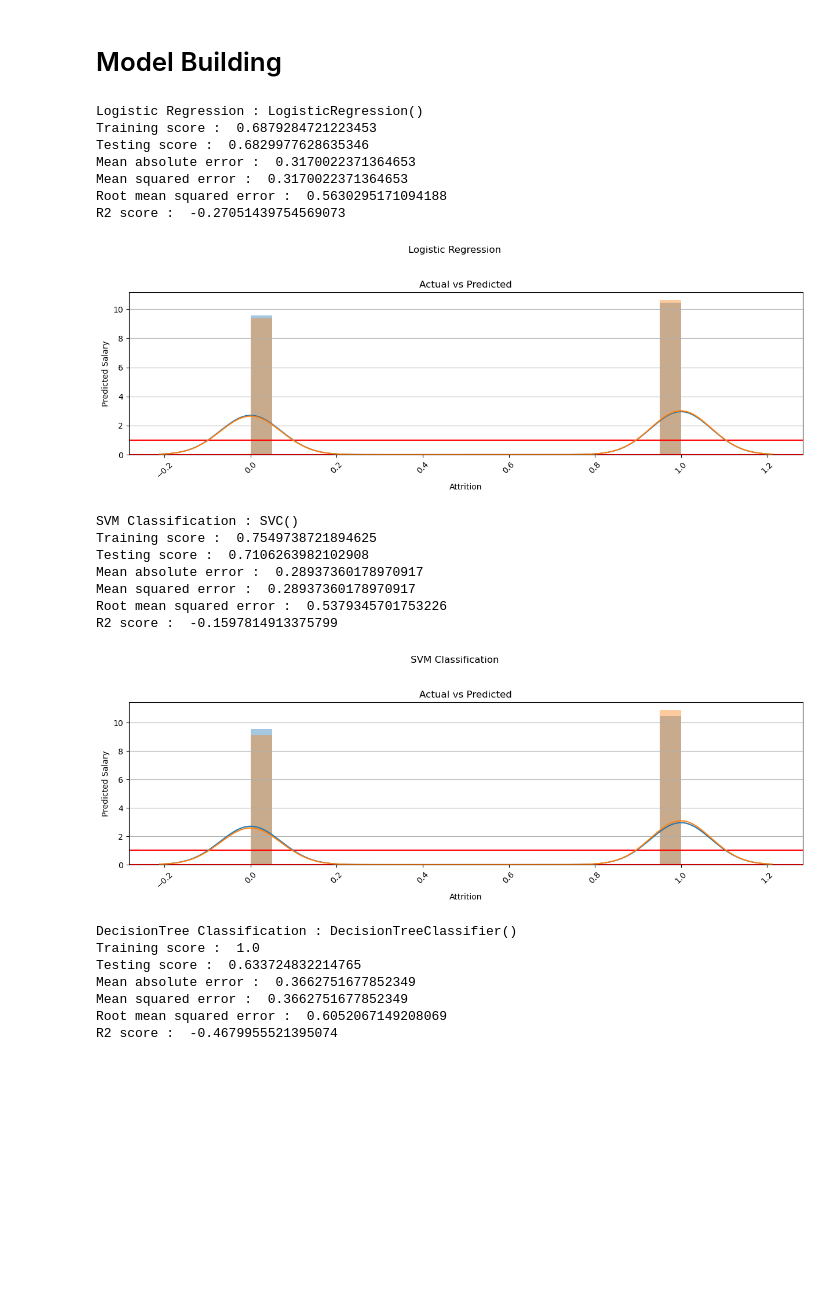
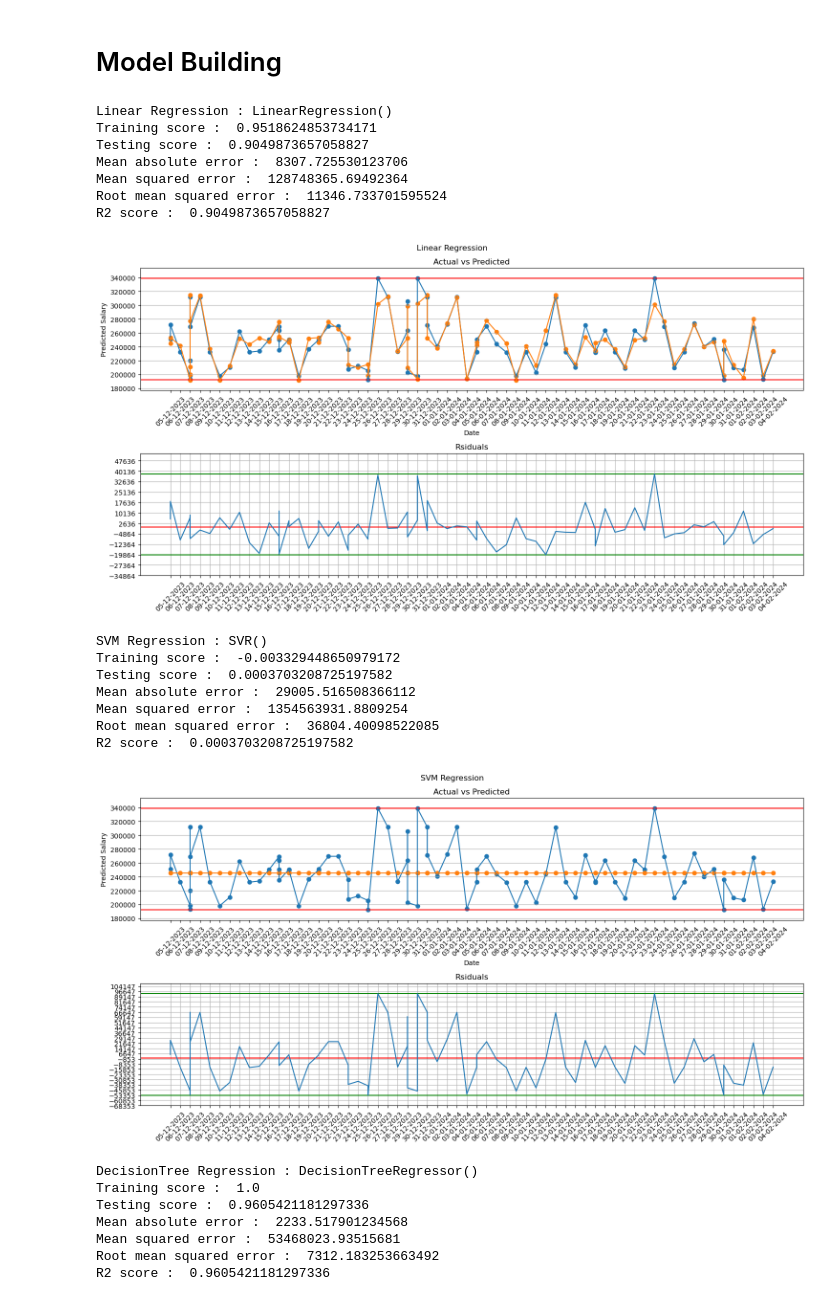
Before and after one commit to BDheerajChandan/CollegeProjects, a Jupyter notebook: InHouse Projects/ML-DL_SelfProjects/ML Model Build Automation/AutoModelBuilding.ipynb, the cells around one changed output. Saved outputs shown, nothing was run; the diff lists cells and outputs as text; code cells hidden in the pictures; blank space fills up the shorter version.

```diff
--- a/InHouse Projects/ML-DL_SelfProjects/ML Model Build Automation/AutoModelBuilding.ipynb
+++ b/InHouse Projects/ML-DL_SelfProjects/ML Model Build Automation/AutoModelBuilding.ipynb
@@ -38,7 +38,7 @@ c:\Users\KIIT\Desktop\GitHUB\CollegeProjects\InHouse Projects\ML-DL_SelfProjects
 for i in range(len(csv_files)):
     print(f"Press {i+1} for selecting {csv_files[i]}")
 print(f"User Choise : ",end="")
-ch=1 #int(input("User Choice : "))
+ch=2 #int(input("User Choice : "))
 print(ch)
 def f():
     if csv_files[ch-1] in d.keys():
@@ -448,7 +435,7 @@ if Reg_model_flag=="regression":
         plt.title(f"Rsiduals")
         plt.grid(axis='x')
         plt.grid(axis='y')
-        plt.plot(data[c].iloc[len(data)-len(y_test):],y_test-y_pred)
+        plt.plot(data[c].iloc[len(data)-len(y_test):],y_test-y_pred,'-')
         plt.tight_layout()
         plt.show()
 elif Reg_model_flag=="classification":
@@ -467,53 +454,53 @@ elif Reg_model_flag=="classification":
         print("Root mean squared error : ",np.sqrt(mean_squared_error(y_test,y_pred)))
         print("R2 score : ",r2_score(y_test,y_pred))
 
         #plt.scatter(x_test,y_test)
         #plt.plot(range(len(pd.DataFrame(x_test).iloc[:,1])),y_test)
         #plt.plot(range(len(pd.DataFrame(x_test).iloc[:,1])),y_pred)
 
         plt.figure(figsize=[15,8])
         plt.suptitle(f"{regression_model_name}")
         plt.subplot(2,1,1)
         plt.title("Actual vs Predicted")
         plt.xlabel("Dates")
         plt.ylabel("Predicted Salary")
         plt.xticks(rotation=45)
         plt.grid(axis="y")
         plt.axhline(min(y_test),color="red")
         plt.axhline(max(y_test),color="red")
         #plt.ylim([min(y_test)-plot_step_size,max(y_test)+plot_step_size])
         sns.distplot(y_test,bins=20)
         sns.distplot(y_pred,bins=20)
         #sns.distplot(data[c],y_test)
         #sns.distplot(data[c],y_pred)
         #plt.plot(data[c].iloc[len(data)-len(y_test):],y_test)
         #plt.scatter(data[c].iloc[len(data)-len(y_test):],y_test)
         #plt.scatter(data[c].iloc[len(data)-len(y_test):],y_pred)
         #plt.plot(data[c].iloc[len(data)-len(y_test):],y_pred)
         plt.show()
 else:
     pass
 # %% [output]
-Logistic Regression : LogisticRegression()
-Training score :  0.6879284721223453
-Testing score :  0.6829977628635346
-Mean absolute error :  0.3170022371364653
-Mean squared error :  0.3170022371364653
-Root mean squared error :  0.5630295171094188
-R2 score :  -0.27051439754569073
+Linear Regression : LinearRegression()
+Training score :  0.9518624853734171
+Testing score :  0.9049873657058827
+Mean absolute error :  8307.725530123706
+Mean squared error :  128748365.69492364
+Root mean squared error :  11346.733701595524
+R2 score :  0.9049873657058827
-[figure, old version]
+[figure, new version]
-SVM Classification : SVC()
-Training score :  0.7549738721894625
-Testing score :  0.7106263982102908
-Mean absolute error :  0.28937360178970917
-Mean squared error :  0.28937360178970917
-Root mean squared error :  0.5379345701753226
-R2 score :  -0.1597814913375799
+SVM Regression : SVR()
+Training score :  -0.003329448650979172
+Testing score :  0.0003703208725197582
+Mean absolute error :  29005.516508366112
+Mean squared error :  1354563931.8809254
+Root mean squared error :  36804.40098522085
+R2 score :  0.0003703208725197582
-[figure, old version]
+[figure, new version]
-DecisionTree Classification : DecisionTreeClassifier()
+DecisionTree Regression : DecisionTreeRegressor()
 Training score :  1.0
-Testing score :  0.633724832214765
-Mean absolute error :  0.3662751677852349
-Mean squared error :  0.3662751677852349
-Root mean squared error :  0.6052067149208069
-R2 score :  -0.4679955521395074
+Testing score :  0.9605421181297336
+Mean absolute error :  2233.517901234568
+Mean squared error :  53468023.93515681
+Root mean squared error :  7312.183253663492
+R2 score :  0.9605421181297336
```
Also changed, not shown: parts of 23 cells of this notebook, 4 other files.
